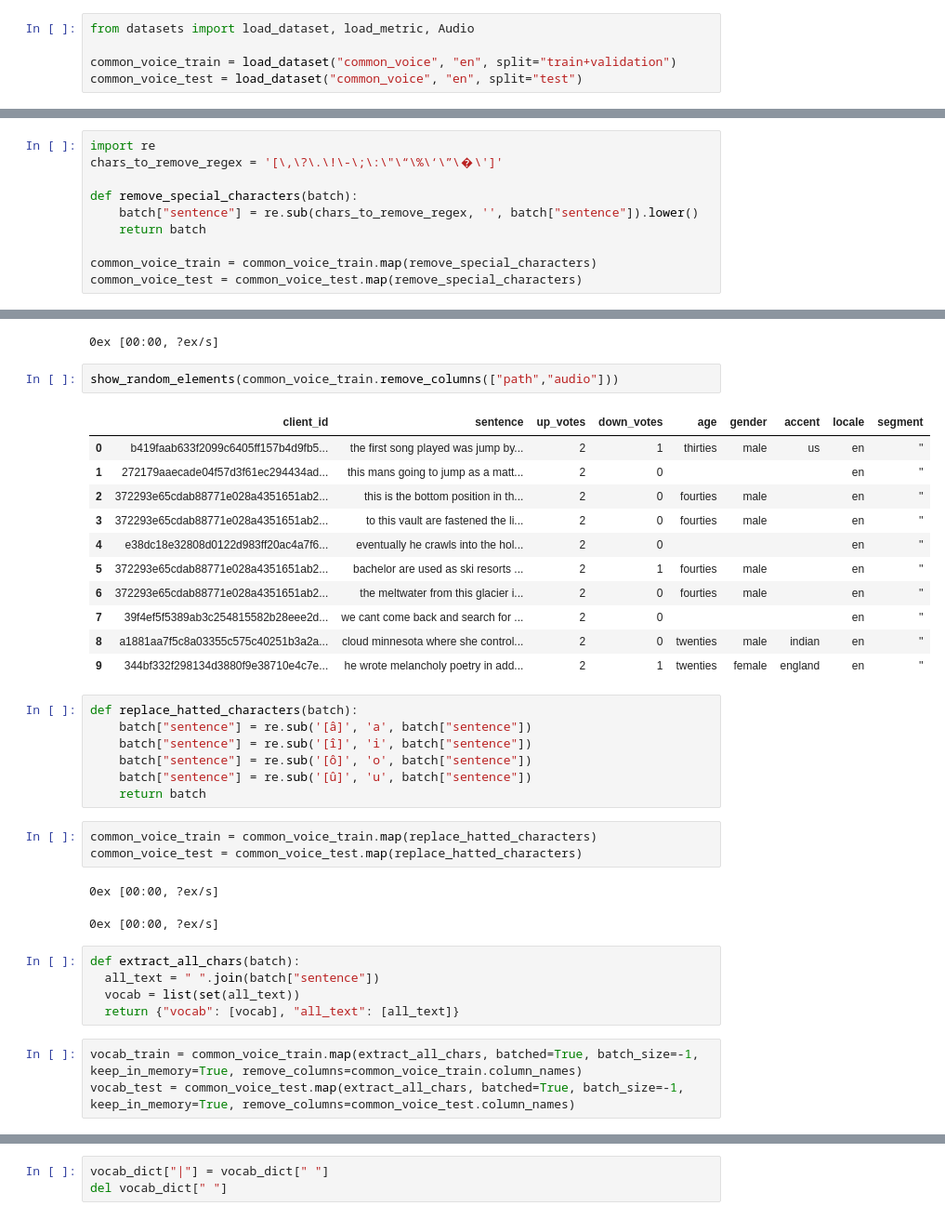
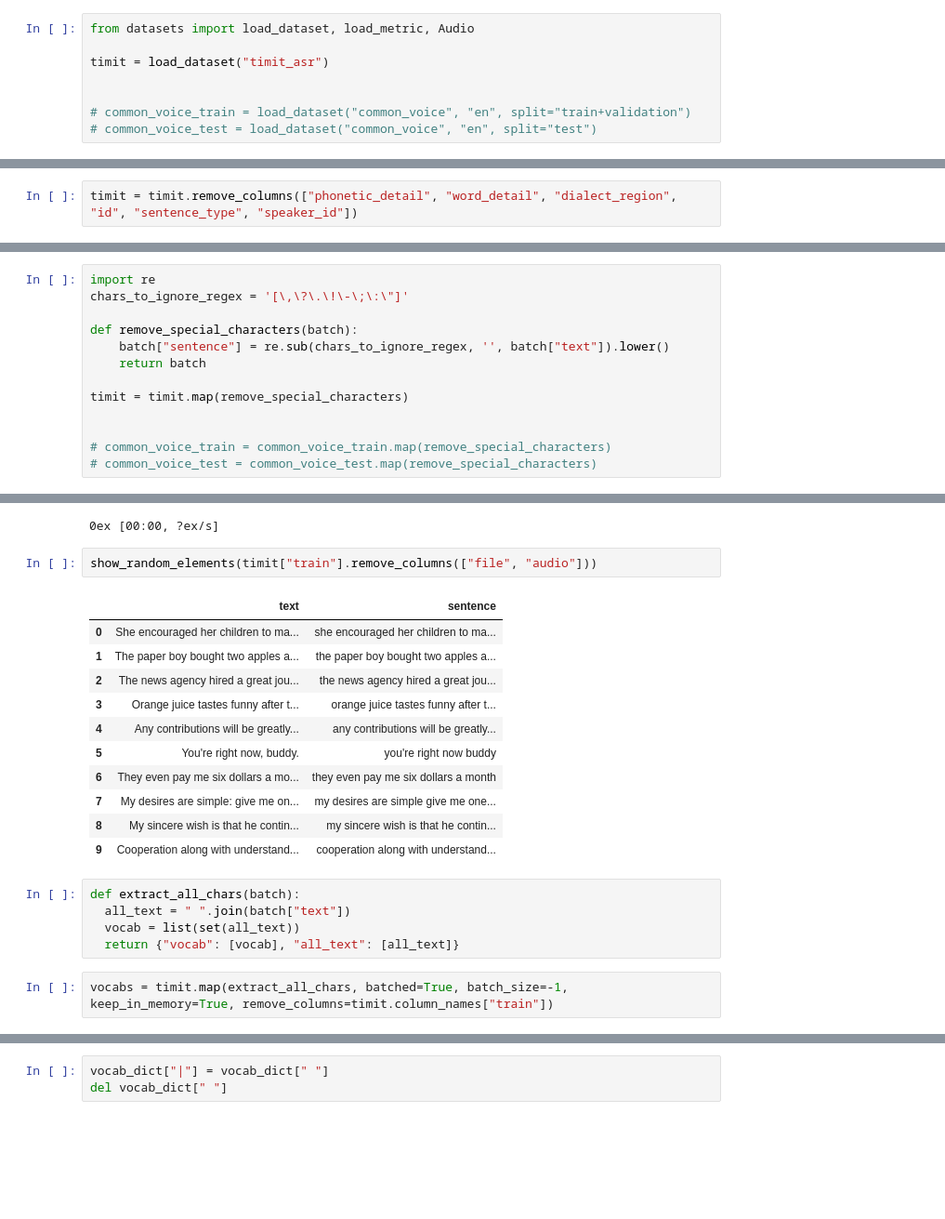
Before and after one commit to sccn/sound2meg, a Jupyter notebook: wev2vec_tutorial.ipynb, the cells around one changed output, grey strips where cells are left out. Shown at 93% size. Drawn from its saved outputs; the diff is of its cells as text; blank space fills up the shorter version.

```diff
--- a/wev2vec_tutorial.ipynb
+++ b/wev2vec_tutorial.ipynb
@@ -27,6 +28,9 @@ Successfully installed jiwer-2.5.1 levenshtein-0.20.2 rapidfuzz-2.13.7
 # %%
 from datasets import load_dataset, load_metric, Audio
 
-common_voice_train = load_dataset("common_voice", "en", split="train+validation")
-common_voice_test = load_dataset("common_voice", "en", split="test")
+timit = load_dataset("timit_asr")
+
+
+# common_voice_train = load_dataset("common_voice", "en", split="train+validation")
+# common_voice_test = load_dataset("common_voice", "en", split="test")
 # %% [output]
@@ -35,3 +38,5 @@ WARNING:datasets.builder:Reusing dataset common_voice (/root/.cache/huggingface/
+# %%
+timit = timit.remove_columns(["phonetic_detail", "word_detail", "dialect_region", "id", "sentence_type", "speaker_id"])
 # %%
 from datasets import ClassLabel
 import random
@@ -51,51 +56,40 @@ def show_random_elements(dataset, num_examples=10):
     display(HTML(df.to_html()))
 # %%
 import re
-chars_to_remove_regex = '[\,\?\.\!\-\;\:\"\“\%\‘\”\�\']'
+chars_to_ignore_regex = '[\,\?\.\!\-\;\:\"]'
 
 def remove_special_characters(batch):
-    batch["sentence"] = re.sub(chars_to_remove_regex, '', batch["sentence"]).lower()
+    batch["sentence"] = re.sub(chars_to_ignore_regex, '', batch["text"]).lower()
     return batch
 
-common_voice_train = common_voice_train.map(remove_special_characters)
-common_voice_test = common_voice_test.map(remove_special_characters)
+timit = timit.map(remove_special_characters)
+
+
+# common_voice_train = common_voice_train.map(remove_special_characters)
+# common_voice_test = common_voice_test.map(remove_special_characters)
 # %% [output]
 WARNING:datasets.fingerprint:Parameter 'function'=<function remove_special_characters at 0x...> of the transform datasets.arrow_dataset.Dataset._map_single couldn't be hashed properly, a random hash w ...
 0ex [00:00, ?ex/s]
 0ex [00:00, ?ex/s]
 # %%
-show_random_elements(common_voice_train.remove_columns(["path","audio"]))
+show_random_elements(timit["train"].remove_columns(["file", "audio"]))
 # %% [output]
-|  | client_id | sentence | up_votes | down_votes | age | gender | accent | locale | segment |
-| 0 | b419faab633f2099c6405ff157b4d9fb5... | the first song played was jump by... | 2 | 1 | thirties | male | us | en | '' |
-| 1 | 272179aaecade04f57d3f61ec294434ad... | this mans going to jump as a matt... | 2 | 0 |  |  |  | en | '' |
-| 2 | 372293e65cdab88771e028a4351651ab2... | this is the bottom position in th... | 2 | 0 | fourties | male |  | en | '' |
-| 3 | 372293e65cdab88771e028a4351651ab2... | to this vault are fastened the li... | 2 | 0 | fourties | male |  | en | '' |
-| 4 | e38dc18e32808d0122d983ff20ac4a7f6... | eventually he crawls into the hol... | 2 | 0 |  |  |  | en | '' |
-| 5 | 372293e65cdab88771e028a4351651ab2... | bachelor are used as ski resorts ... | 2 | 1 | fourties | male |  | en | '' |
-| 6 | 372293e65cdab88771e028a4351651ab2... | the meltwater from this glacier i... | 2 | 0 | fourties | male |  | en | '' |
-| 7 | 39f4ef5f5389ab3c254815582b28eee2d... | we cant come back and search for ... | 2 | 0 |  |  |  | en | '' |
-| 8 | a1881aa7f5c8a03355c575c40251b3a2a... | cloud minnesota where she control... | 2 | 0 | twenties | male | indian | en | '' |
-| 9 | 344bf332f298134d3880f9e38710e4c7e... | he wrote melancholy poetry in add... | 2 | 1 | twenties | female | england | en | '' |
+|  | text | sentence |
+| 0 | She encouraged her children to ma... | she encouraged her children to ma... |
+| 1 | The paper boy bought two apples a... | the paper boy bought two apples a... |
+| 2 | The news agency hired a great jou... | the news agency hired a great jou... |
+| 3 | Orange juice tastes funny after t... | orange juice tastes funny after t... |
+| 4 | Any contributions will be greatly... | any contributions will be greatly... |
+| 5 | You're right now, buddy. | you're right now buddy |
+| 6 | They even pay me six dollars a mo... | they even pay me six dollars a month |
+| 7 | My desires are simple: give me on... | my desires are simple give me one... |
+| 8 | My sincere wish is that he contin... | my sincere wish is that he contin... |
+| 9 | Cooperation along with understand... | cooperation along with understand... |
-# %%
-def replace_hatted_characters(batch):
-    batch["sentence"] = re.sub('[â]', 'a', batch["sentence"])
-    batch["sentence"] = re.sub('[î]', 'i', batch["sentence"])
-    batch["sentence"] = re.sub('[ô]', 'o', batch["sentence"])
-    batch["sentence"] = re.sub('[û]', 'u', batch["sentence"])
-    return batch
-# %%
-common_voice_train = common_voice_train.map(replace_hatted_characters)
-common_voice_test = common_voice_test.map(replace_hatted_characters)
-# %% [output]
-0ex [00:00, ?ex/s]
-0ex [00:00, ?ex/s]
 # %%
 def extract_all_chars(batch):
-  all_text = " ".join(batch["sentence"])
+  all_text = " ".join(batch["text"])
   vocab = list(set(all_text))
   return {"vocab": [vocab], "all_text": [all_text]}
 # %%
-vocab_train = common_voice_train.map(extract_all_chars, batched=True, batch_size=-1, keep_in_memory=True, remove_columns=common_voice_train.column_names)
-vocab_test = common_voice_test.map(extract_all_chars, batched=True, batch_size=-1, keep_in_memory=True, remove_columns=common_voice_test.column_names)
+vocabs = timit.map(extract_all_chars, batched=True, batch_size=-1, keep_in_memory=True, remove_columns=timit.column_names["train"])
 # %%
```
Also changed, not shown: parts of 28 cells of this notebook.
